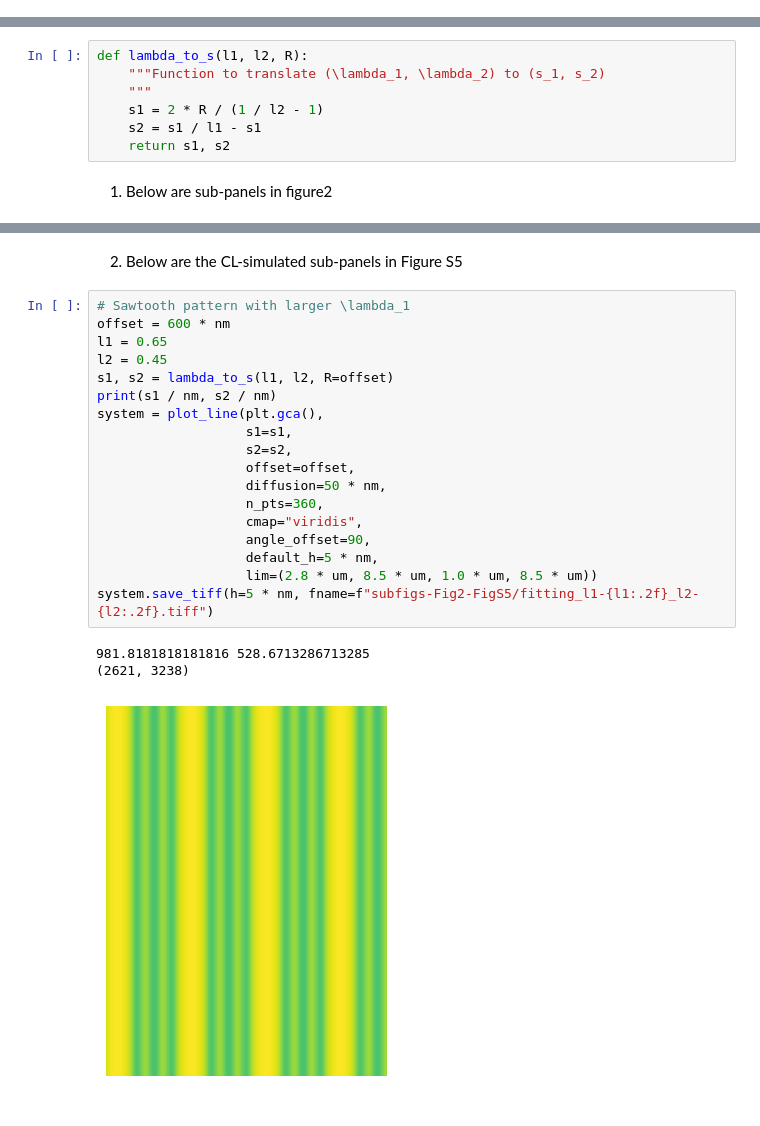
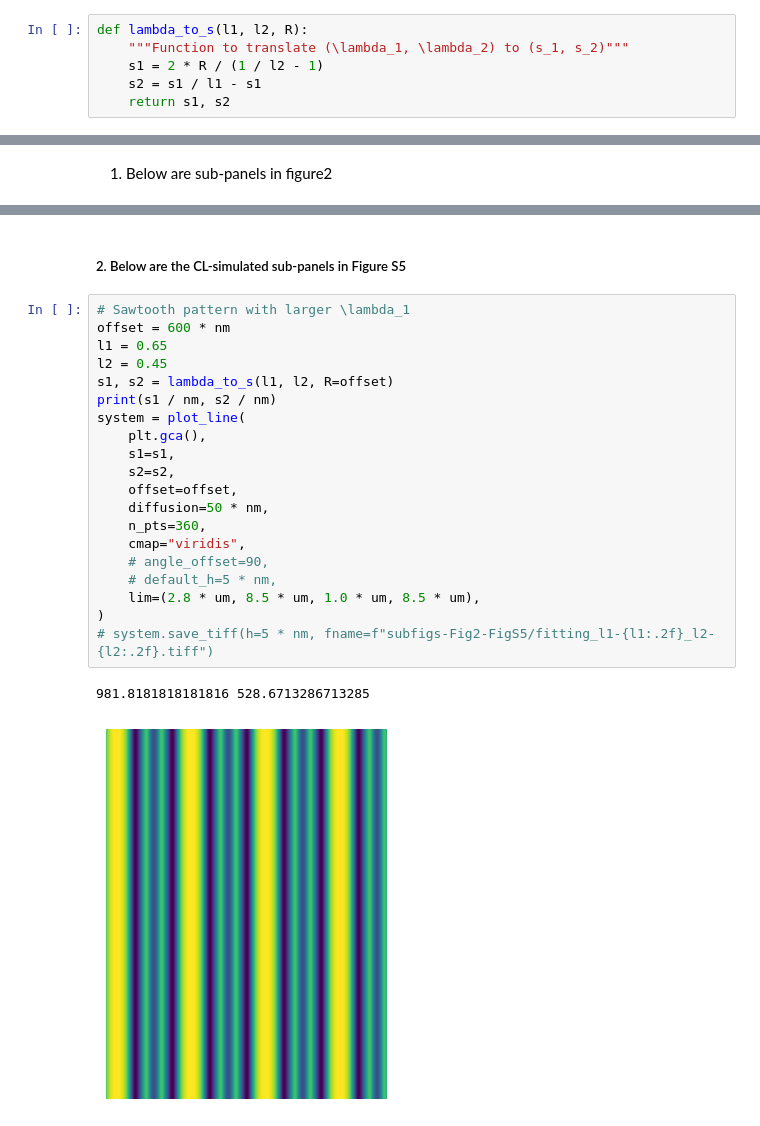
Before and after one commit to alchem0x2A/nanolitho, a Jupyter notebook: manuscript_figs/fig2-slit-interference.ipynb, the cells around one changed output, grey strips where cells are left out. Saved outputs shown, nothing was run; the diff lists cells and outputs as text.

```diff
--- a/manuscript_figs/fig2-slit-interference.ipynb
+++ b/manuscript_figs/fig2-slit-interference.ipynb
@@ -12,6 +11,12 @@ from pathlib import Path
 %mkdir -p subfigs-Fig2-FigS5
 # %% [markdown]
 `plot_line` renders the top-viewed line interference and corresponding height profiles in tiff formats. For post-processing of the tiff files, a 3D engine like [Gwyddion](http://gwyddion.net) is required. The tiff files will be generated under `subfigs-Fig2-FigS5`.
+# %%
+def lambda_to_s(l1, l2, R):
+    """Function to translate (\lambda_1, \lambda_2) to (s_1, s_2)"""
+    s1 = 2 * R / (1 / l2 - 1)
+    s2 = s1 / l1 - s1
+    return s1, s2
 # %%
 def plot_line(
     ax,
@@ -71,10 +66,3 @@ def plot_line(
-# %%
-def lambda_to_s(l1, l2, R):
-    """Function to translate (\lambda_1, \lambda_2) to (s_1, s_2)
-    """
-    s1 = 2 * R / (1 / l2 - 1)
-    s2 = s1 / l1 - s1
-    return s1, s2
 # %% [markdown]
 1. Below are sub-panels in figure2
 # %%
@@ -185,27 +170,28 @@ system.save_tiff(h=5 * nm, fname=f"subfigs-Fig2-FigS5/fitting_l1-{l1:.2f}_l2-{l2
 # %% [markdown]
-2. Below are the CL-simulated sub-panels in Figure S5
+##### 2. Below are the CL-simulated sub-panels in Figure S5
 # %%
 # Sawtooth pattern with larger \lambda_1
 offset = 600 * nm
 l1 = 0.65
 l2 = 0.45
 s1, s2 = lambda_to_s(l1, l2, R=offset)
 print(s1 / nm, s2 / nm)
-system = plot_line(plt.gca(),
-                   s1=s1,
-                   s2=s2,
-                   offset=offset,
-                   diffusion=50 * nm,
-                   n_pts=360,
-                   cmap="viridis",
-                   angle_offset=90,
-                   default_h=5 * nm,
-                   lim=(2.8 * um, 8.5 * um, 1.0 * um, 8.5 * um))
-system.save_tiff(h=5 * nm, fname=f"subfigs-Fig2-FigS5/fitting_l1-{l1:.2f}_l2-{l2:.2f}.tiff")
+system = plot_line(
+    plt.gca(),
+    s1=s1,
+    s2=s2,
+    offset=offset,
+    diffusion=50 * nm,
+    n_pts=360,
+    cmap="viridis",
+    # angle_offset=90,
+    # default_h=5 * nm,
+    lim=(2.8 * um, 8.5 * um, 1.0 * um, 8.5 * um),
+)
+# system.save_tiff(h=5 * nm, fname=f"subfigs-Fig2-FigS5/fitting_l1-{l1:.2f}_l2-{l2:.2f}.tiff")
 # %% [output]
 981.8181818181816 528.6713286713285
-(2621, 3238)
-[figure, old version]
+[figure, new version]
 # %%
 # Comb pattern with larger \lambda_1
 offset = 600 * nm
```
Also changed, not shown: parts of 11 cells of this notebook, 2 other files.
